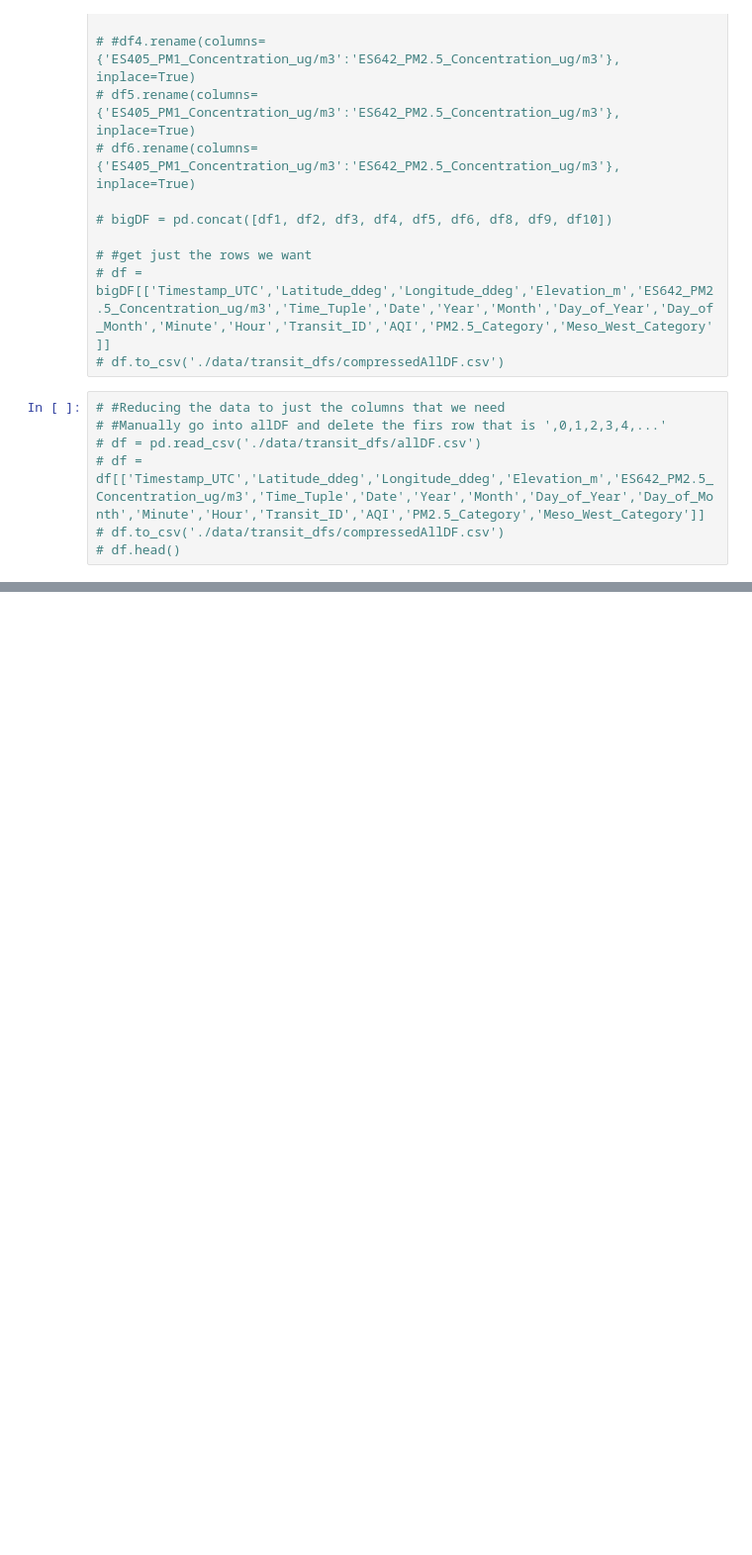
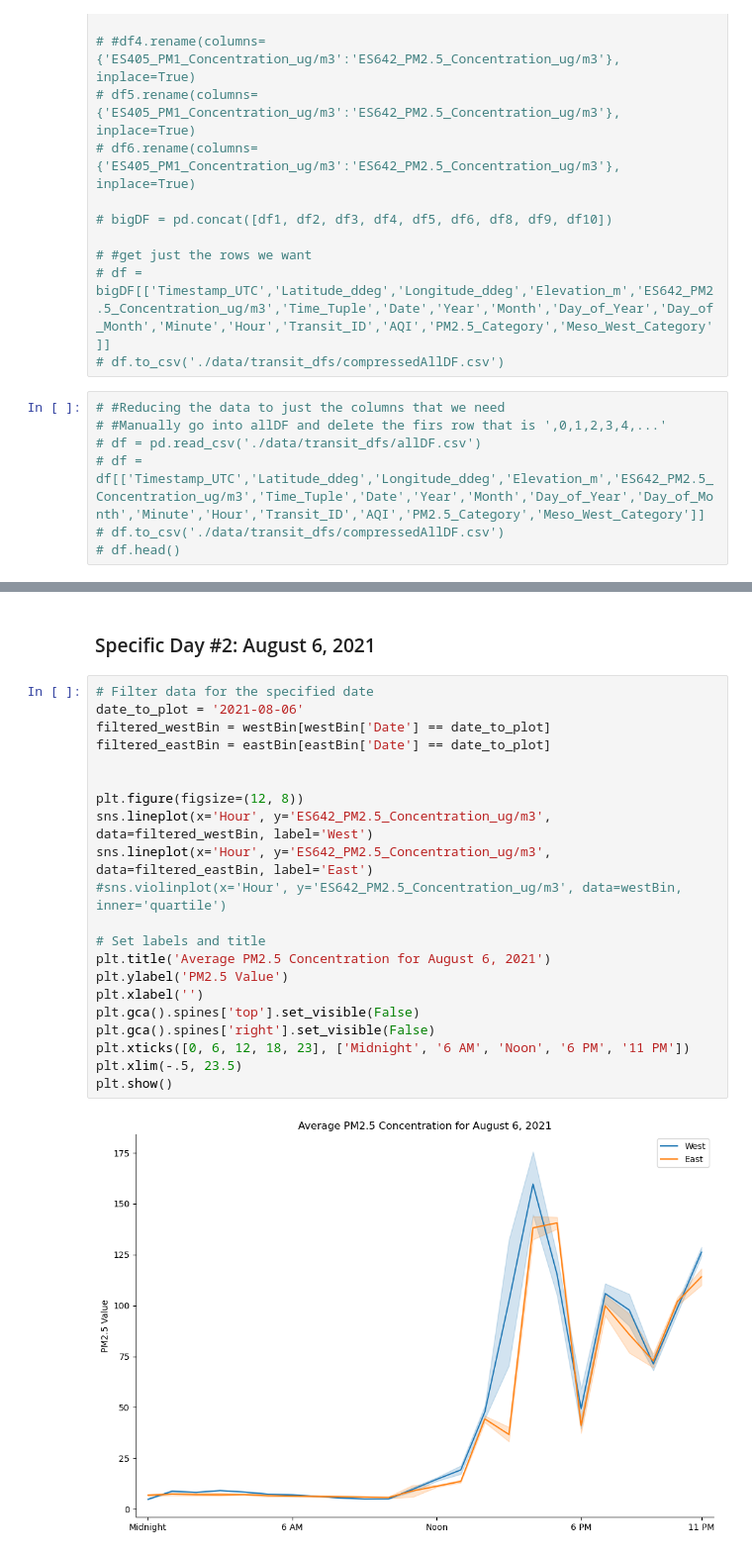
Before and after one commit to anth0nyhle/MobileAirQualitySLV, a Jupyter notebook: john_explore.ipynb, the cells around one changed output, grey strips where cells are left out. Shown at 99% size. Cells and saved outputs as stored; diff of their text form; blank space fills up the shorter version.

```diff
--- a/john_explore.ipynb
+++ b/john_explore.ipynb
@@ -101,0 +179,25 @@ plt.show()
+# %% [markdown]
+### Specific Day #2: August 6, 2021
+# %%
+# Filter data for the specified date
+date_to_plot = '2021-08-06'
+filtered_westBin = westBin[westBin['Date'] == date_to_plot]
+filtered_eastBin = eastBin[eastBin['Date'] == date_to_plot]
+
+
+plt.figure(figsize=(12, 8))
+sns.lineplot(x='Hour', y='ES642_PM2.5_Concentration_ug/m3', data=filtered_westBin, label='West')
+sns.lineplot(x='Hour', y='ES642_PM2.5_Concentration_ug/m3', data=filtered_eastBin, label='East')
+#sns.violinplot(x='Hour', y='ES642_PM2.5_Concentration_ug/m3', data=westBin, inner='quartile')
+
+# Set labels and title
+plt.title('Average PM2.5 Concentration for August 6, 2021')
+plt.ylabel('PM2.5 Value')
+plt.xlabel('')
+plt.gca().spines['top'].set_visible(False)
+plt.gca().spines['right'].set_visible(False)
+plt.xticks([0, 6, 12, 18, 23], ['Midnight', '6 AM', 'Noon', '6 PM', '11 PM'])
+plt.xlim(-.5, 23.5)
+plt.show()
+# %% [output]
+[figure, added]
```
Also changed, not shown: parts of 7 cells of this notebook.
